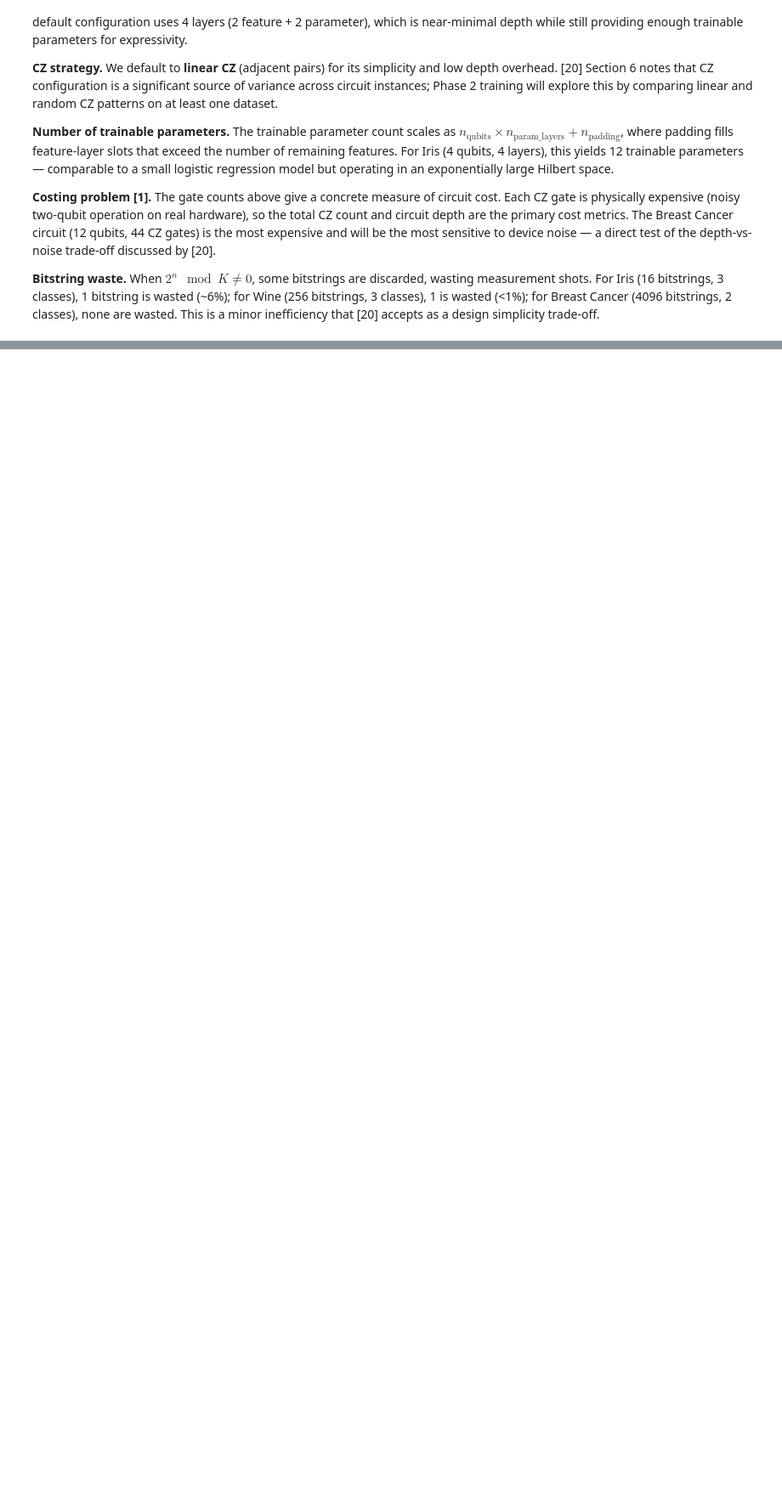
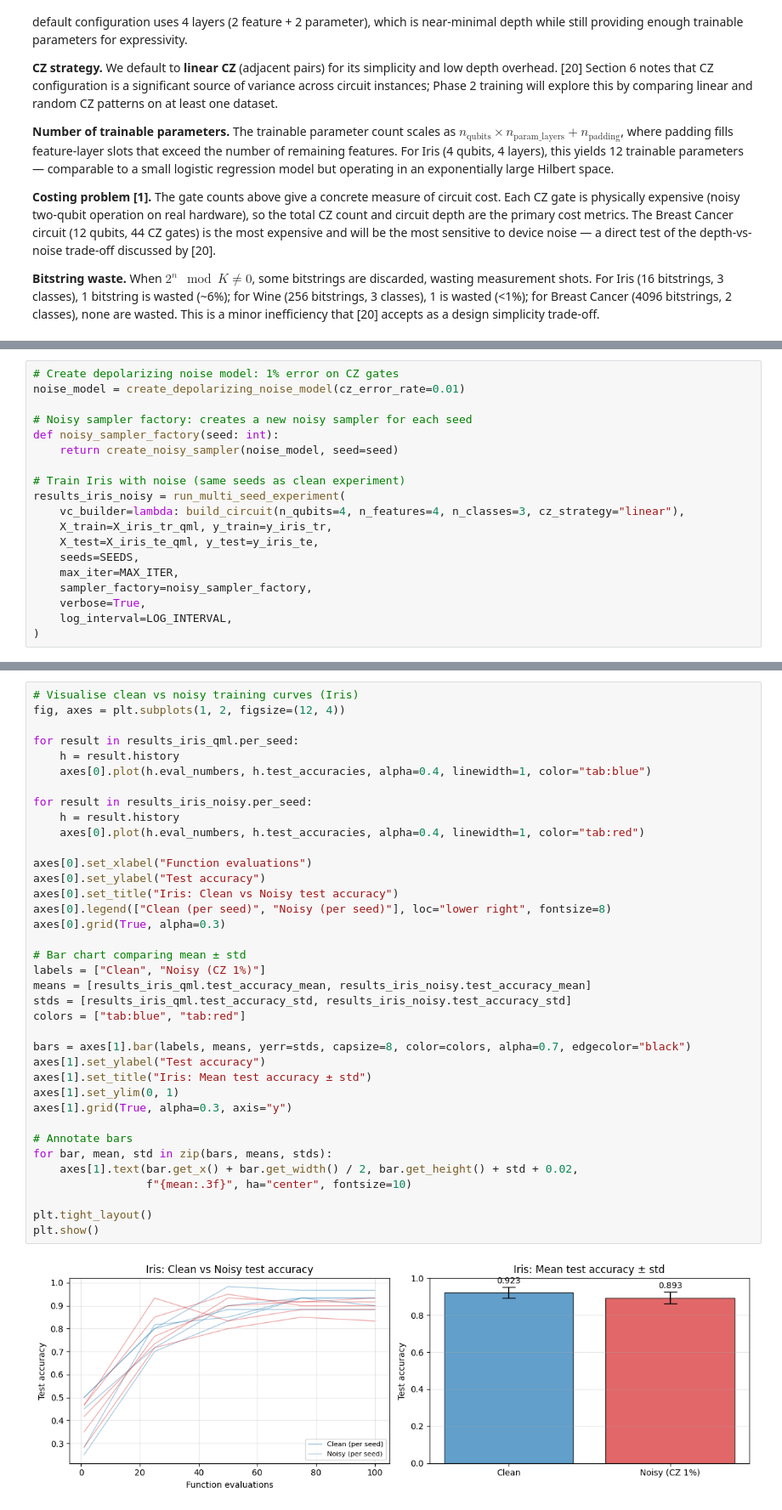
Before and after one commit to gelbh/comp47950-qml-project, a Jupyter notebook: notebooks/qml_project.ipynb, the cells around one changed output, grey strips where cells are left out. Shown at 85% size. Cells and saved outputs as stored; diff of their text form; blank space fills up the shorter version.

```diff
--- a/notebooks/qml_project.ipynb
+++ b/notebooks/qml_project.ipynb
@@ -387,0 +620,19 @@ pd.DataFrame(rows).set_index("Dataset")
+# %%
+# Create depolarizing noise model: 1% error on CZ gates
+noise_model = create_depolarizing_noise_model(cz_error_rate=0.01)
+
+# Noisy sampler factory: creates a new noisy sampler for each seed
+def noisy_sampler_factory(seed: int):
+    return create_noisy_sampler(noise_model, seed=seed)
+
+# Train Iris with noise (same seeds as clean experiment)
+results_iris_noisy = run_multi_seed_experiment(
+    vc_builder=lambda: build_circuit(n_qubits=4, n_features=4, n_classes=3, cz_strategy="linear"),
+    X_train=X_iris_tr_qml, y_train=y_iris_tr,
+    X_test=X_iris_te_qml, y_test=y_iris_te,
+    seeds=SEEDS,
+    max_iter=MAX_ITER,
+    sampler_factory=noisy_sampler_factory,
+    verbose=True,
+    log_interval=LOG_INTERVAL,
+)
@@ -387,0 +692,39 @@ pd.DataFrame(rows).set_index("Dataset")
+# %%
+# Visualise clean vs noisy training curves (Iris)
+fig, axes = plt.subplots(1, 2, figsize=(12, 4))
+
+for result in results_iris_qml.per_seed:
+    h = result.history
+    axes[0].plot(h.eval_numbers, h.test_accuracies, alpha=0.4, linewidth=1, color="tab:blue")
+
+for result in results_iris_noisy.per_seed:
+    h = result.history
+    axes[0].plot(h.eval_numbers, h.test_accuracies, alpha=0.4, linewidth=1, color="tab:red")
+
+axes[0].set_xlabel("Function evaluations")
+axes[0].set_ylabel("Test accuracy")
+axes[0].set_title("Iris: Clean vs Noisy test accuracy")
+axes[0].legend(["Clean (per seed)", "Noisy (per seed)"], loc="lower right", fontsize=8)
+axes[0].grid(True, alpha=0.3)
+
+# Bar chart comparing mean ± std
+labels = ["Clean", "Noisy (CZ 1%)"]
+means = [results_iris_qml.test_accuracy_mean, results_iris_noisy.test_accuracy_mean]
+stds = [results_iris_qml.test_accuracy_std, results_iris_noisy.test_accuracy_std]
+colors = ["tab:blue", "tab:red"]
+
+bars = axes[1].bar(labels, means, yerr=stds, capsize=8, color=colors, alpha=0.7, edgecolor="black")
+axes[1].set_ylabel("Test accuracy")
+axes[1].set_title("Iris: Mean test accuracy ± std")
+axes[1].set_ylim(0, 1)
+axes[1].grid(True, alpha=0.3, axis="y")
+
+# Annotate bars
+for bar, mean, std in zip(bars, means, stds):
+    axes[1].text(bar.get_x() + bar.get_width() / 2, bar.get_height() + std + 0.02,
+                 f"{mean:.3f}", ha="center", fontsize=10)
+
+plt.tight_layout()
+plt.show()
+# %% [output]
+[figure, added]
```
Also changed, not shown: parts of 59 cells of this notebook.
